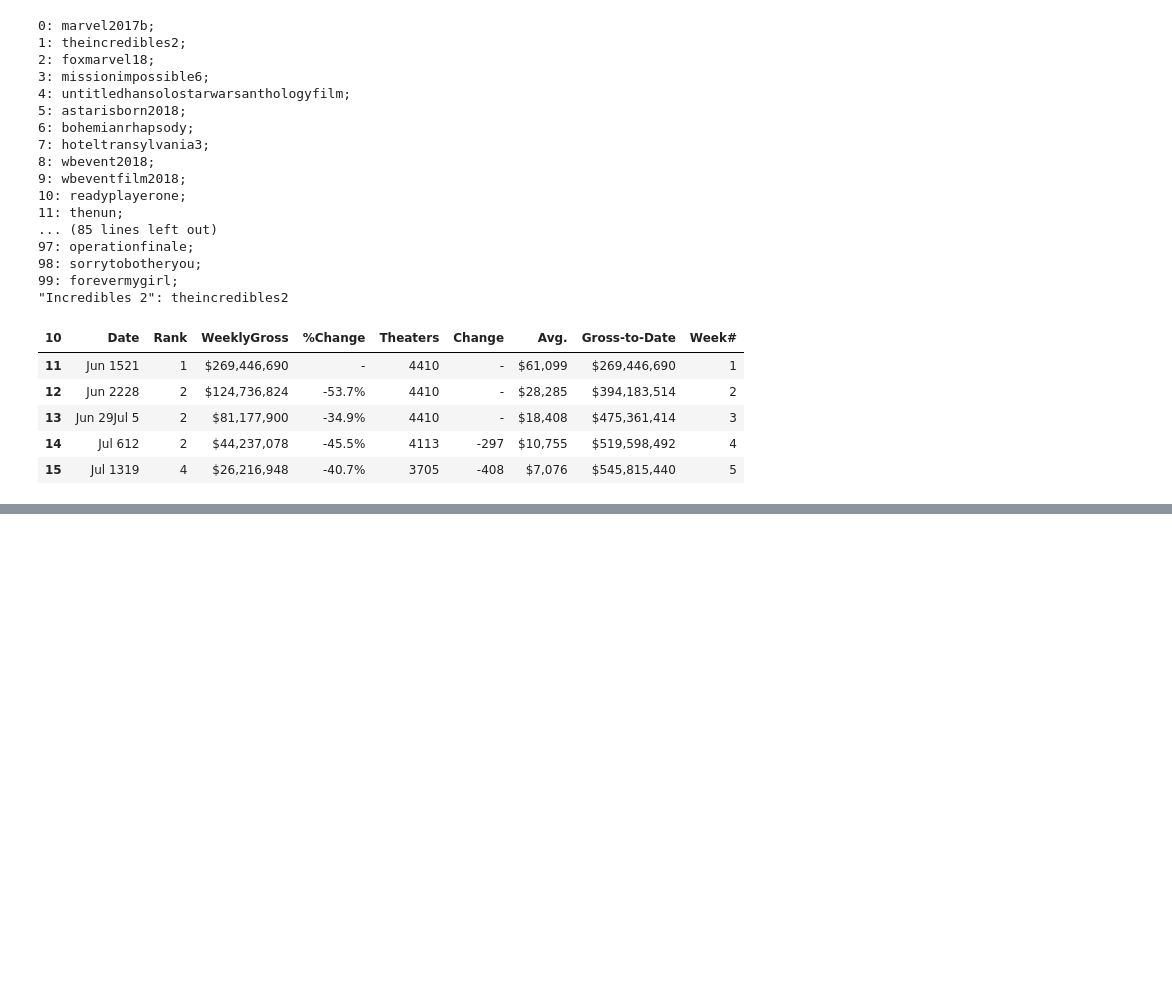
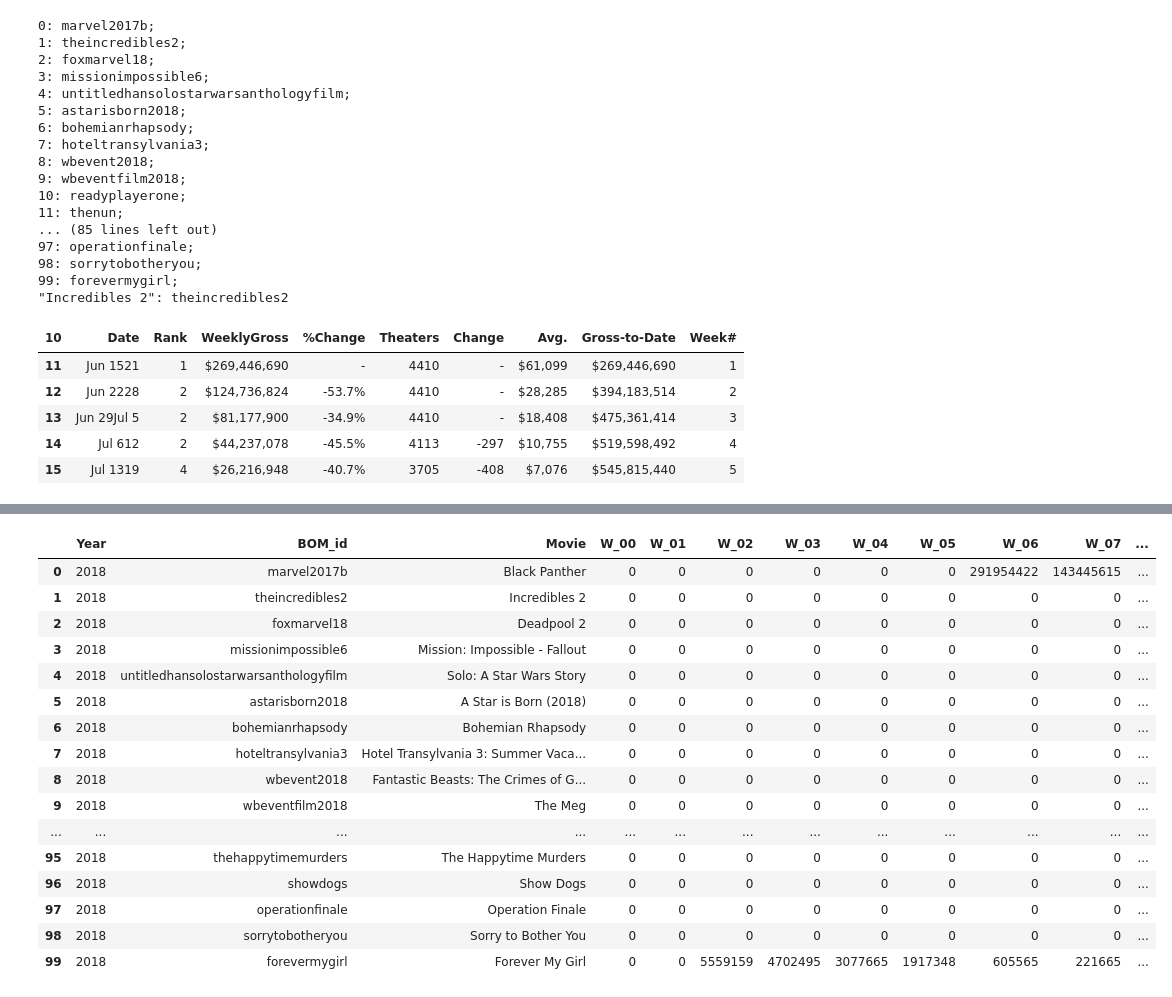
Before and after one commit to kychien/movie_visualizations, a Jupyter notebook: Box_Office_Mojo_Scraper.ipynb, the cells around one changed output, grey strips where cells are left out. Drawn from its saved outputs; the diff is of its cells as text; code cells hidden in the pictures; blank space fills up the shorter version.

Commit message:
added function based scraping and transformation

```diff
--- a/Box_Office_Mojo_Scraper.ipynb
+++ b/Box_Office_Mojo_Scraper.ipynb
@@ -178,0 +246,13 @@ movie_pds[1].head()
+# %%
+# Common base url
+base_url = 'https://www.boxofficemojo.com'
+
+# Category URL's for scraping:
+y2018_url = '/yearly/chart/?yr=2018&p=.htm'
+y2017_url = '/yearly/chart/?yr=2017&p=.htm'
+
+
+# Data URL's for scraping:
+wkly_url = '/movies/?page=weekly&id='
+# %%
+res2018 = scrapeMovies(base_url+y2018_url, base_url+wkly_url)
@@ -178,0 +324,3 @@ movie_pds[1].head()
+# %%
+def stripUSD(amount):
+    return ''.join(amount.replace('$', '').split(','))
@@ -178,0 +350,44 @@ movie_pds[1].head()
+# %%
+# for each movie in the list
+for i in np.arange(len(res2018['pds'])):
+    # get the title and id to start the row
+    new_row = ['2018', res2018['ids'][i], res2018['titles'][i]]
+    # add in 0's
+    for j in np.arange(106):
+        new_row.append('0')
+
+    itr_pds = res2018['pds'][i]
+    last_col = 56
+    last_grs = 0
+    for ind, row in itr_pds.iterrows():
+        calWkNum = getWkNum(row['Date'], 18)
+#         print(f"row {i}: {calWkNum} > {int(calWkNum)+3} = {row['WeeklyGross']} > {int(calWkNum)+56} = {row['Gross-to-Date']}")
+        last_col = 56 + int(calWkNum)
+        last_grs = stripUSD(row['Gross-to-Date'])
+        new_row[3 + int(calWkNum)] = stripUSD(row['WeeklyGross'])
+        new_row[last_col] = last_grs
+    for j in np.arange(last_col+1, 109):
+        new_row[j] = last_grs
+    pds_rows.append(new_row)
+# %%
+m2018_df = pd.DataFrame(pds_rows, columns=pds2018_cols)
+with pd.option_context('display.max_rows', None, 'display.max_columns', None):
+    display(m2018_df)
+# %% [output]
+|  | Year | BOM_id | Movie | W_00 | W_01 | W_02 | W_03 | W_04 | W_05 | W_06 | W_07 | ... |
+| 0 | 2018 | marvel2017b | Black Panther | 0 | 0 | 0 | 0 | 0 | 0 | 291954422 | 143445615 | ... |
+| 1 | 2018 | theincredibles2 | Incredibles 2 | 0 | 0 | 0 | 0 | 0 | 0 | 0 | 0 | ... |
+| 2 | 2018 | foxmarvel18 | Deadpool 2 | 0 | 0 | 0 | 0 | 0 | 0 | 0 | 0 | ... |
+| 3 | 2018 | missionimpossible6 | Mission: Impossible - Fallout | 0 | 0 | 0 | 0 | 0 | 0 | 0 | 0 | ... |
+| 4 | 2018 | untitledhansolostarwarsanthologyfilm | Solo: A Star Wars Story | 0 | 0 | 0 | 0 | 0 | 0 | 0 | 0 | ... |
+| 5 | 2018 | astarisborn2018 | A Star is Born (2018) | 0 | 0 | 0 | 0 | 0 | 0 | 0 | 0 | ... |
+| 6 | 2018 | bohemianrhapsody | Bohemian Rhapsody | 0 | 0 | 0 | 0 | 0 | 0 | 0 | 0 | ... |
+| 7 | 2018 | hoteltransylvania3 | Hotel Transylvania 3: Summer Vaca... | 0 | 0 | 0 | 0 | 0 | 0 | 0 | 0 | ... |
+| 8 | 2018 | wbevent2018 | Fantastic Beasts: The Crimes of G... | 0 | 0 | 0 | 0 | 0 | 0 | 0 | 0 | ... |
+| 9 | 2018 | wbeventfilm2018 | The Meg | 0 | 0 | 0 | 0 | 0 | 0 | 0 | 0 | ... |
+| ... | ... | ... | ... | ... | ... | ... | ... | ... | ... | ... | ... | ... |
+| 95 | 2018 | thehappytimemurders | The Happytime Murders | 0 | 0 | 0 | 0 | 0 | 0 | 0 | 0 | ... |
+| 96 | 2018 | showdogs | Show Dogs | 0 | 0 | 0 | 0 | 0 | 0 | 0 | 0 | ... |
+| 97 | 2018 | operationfinale | Operation Finale | 0 | 0 | 0 | 0 | 0 | 0 | 0 | 0 | ... |
+| 98 | 2018 | sorrytobotheryou | Sorry to Bother You | 0 | 0 | 0 | 0 | 0 | 0 | 0 | 0 | ... |
+| 99 | 2018 | forevermygirl | Forever My Girl | 0 | 0 | 5559159 | 4702495 | 3077665 | 1917348 | 605565 | 221665 | ... |
```
Also changed, not shown: parts of 10 cells of this notebook.
